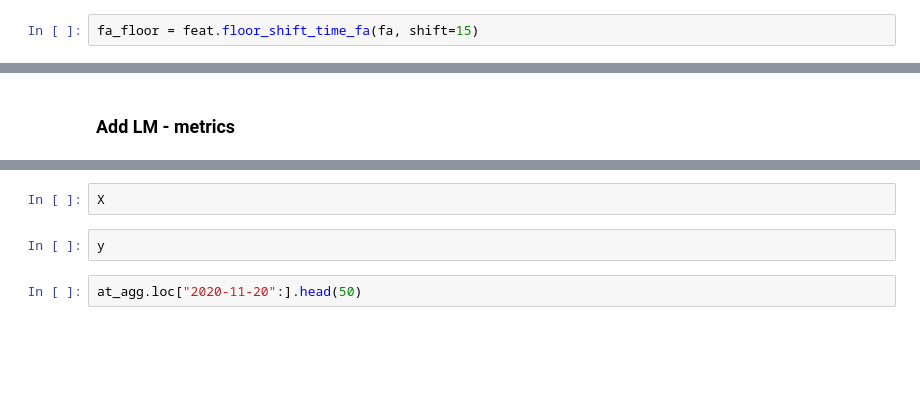
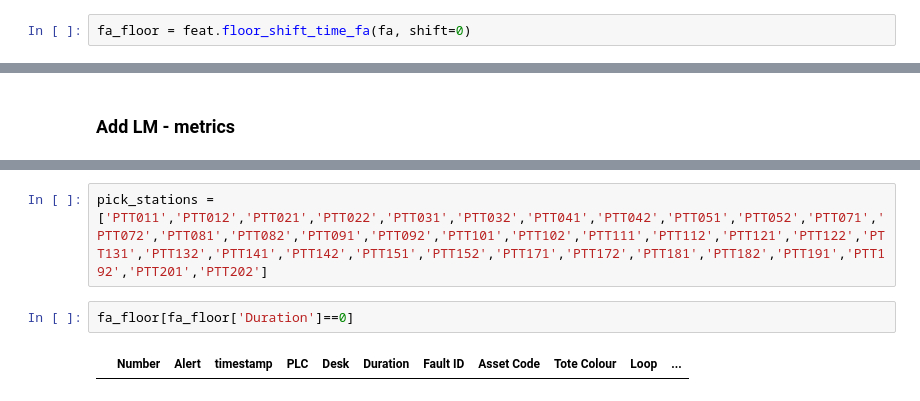
Before and after one commit to ch4413/scs, a Jupyter notebook: notebooks/Basic Model Jamie.ipynb, the cells around one changed output, grey strips where cells are left out. Saved outputs shown, nothing was run; the diff lists cells and outputs as text; blank space fills up the shorter version.

```diff
--- a/notebooks/Basic Model Jamie.ipynb
+++ b/notebooks/Basic Model Jamie.ipynb
@@ -42,5 +42,5 @@ Running: Function "load_ID_lookup" (id=2082546280624) was called 1 times
 duplicated location faults removed - max duration kept
 HOTFIX: Quadrant only faults, PTT Asset Code update
 # %%
-fa_floor = feat.floor_shift_time_fa(fa, shift=15)
+fa_floor = feat.floor_shift_time_fa(fa, shift=0)
 # %% [output]
@@ -232,6 +285,6 @@ NameError: name 'fa_sel' is not defined
-# %%
-X
-# %%
-y
-# %%
-at_agg.loc["2020-11-20":].head(50)
+# %%
+pick_stations = ['PTT011','PTT012','PTT021','PTT022','PTT031','PTT032','PTT041','PTT042','PTT051','PTT052','PTT071','PTT072','PTT081','PTT082','PTT091','PTT092','PTT101','PTT102','PTT111','PTT112','PTT121','PTT122','PTT131','PTT132','PTT141','PTT142','PTT151','PTT152','PTT171','PTT172','PTT181','PTT182','PTT191','PTT192','PTT201','PTT202']
+# %%
+fa_floor[fa_floor['Duration']==0]
+# %% [output]
+|  | Number | Alert | timestamp | PLC | Desk | Duration | Fault ID | Asset Code | Tote Colour | Loop | ... |
```
Also changed, not shown: parts of 19 cells of this notebook, 2 other files.
